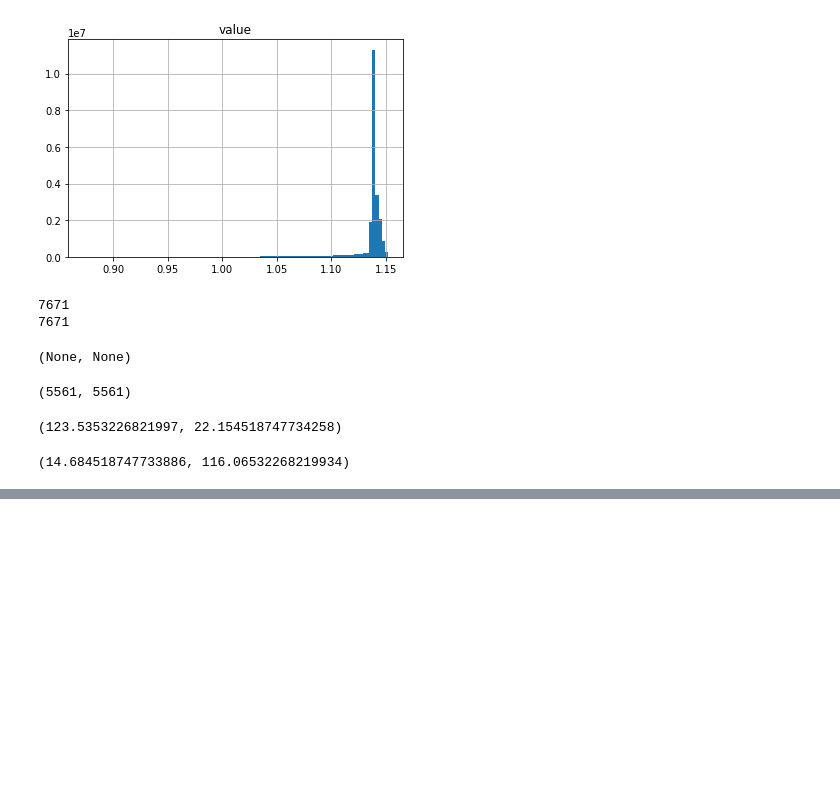
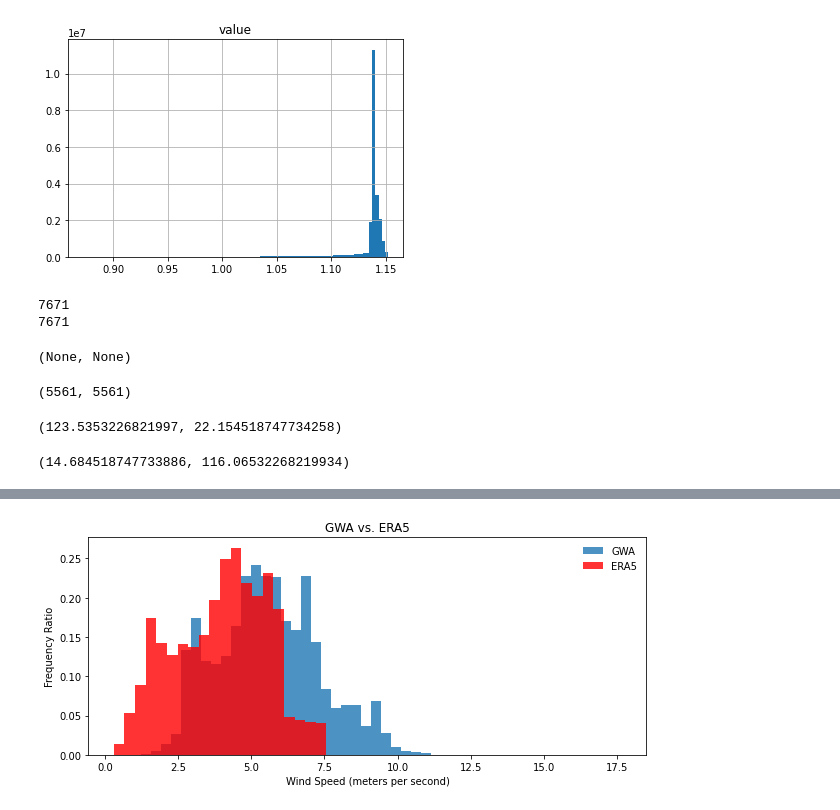
Before and after one commit to janpasia/eskwelabs-capstone, a Jupyter notebook: 04_tiff_image_processing.ipynb, the cells around one changed output, grey strips where cells are left out. Saved outputs shown, nothing was run; the diff lists cells and outputs as text; code cells hidden in the pictures; blank space fills up the shorter version.

```diff
--- a/04_tiff_image_processing.ipynb
+++ b/04_tiff_image_processing.ipynb
@@ -187,0 +301,15 @@ longs[2997][9], lats[2997][9]
+# %%
+def plot_features(df1, df2, feature, label1, label2):
+    plt.figure(figsize=(10, 4))
+    ax = plt.subplot(111)
+
+    sns.distplot(df1[feature], label=label1, kde=False, hist_kws={"alpha": 0.8}, norm_hist=True, color="C0")
+    sns.distplot(df2[feature], label=label2, kde=False, hist_kws={"alpha": 0.8}, norm_hist=True, color="red", bins=20)
+    plt.title(label1 + " vs. " + label2)
+    plt.xlabel("Wind Speed (meters per second)")
+    plt.ylabel("Frequency Ratio")
+    plt.legend(frameon=False)
+# %%
+plot_features(df, era_df, "windvelo", "GWA", "ERA5")
+# %% [output]
+[figure, added]
```
Also changed, not shown: parts of 11 cells of this notebook, 22 other files.
